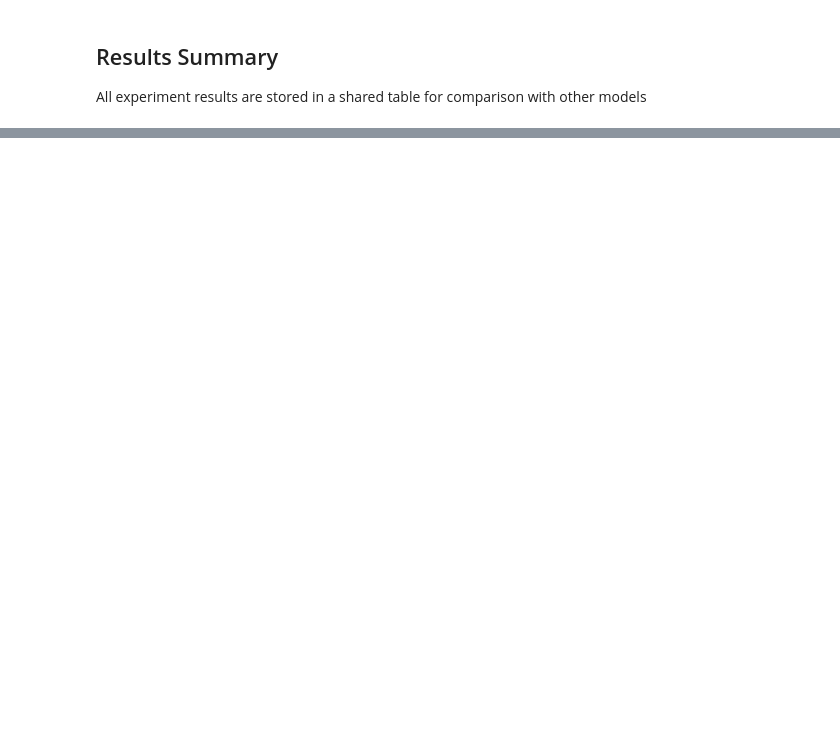
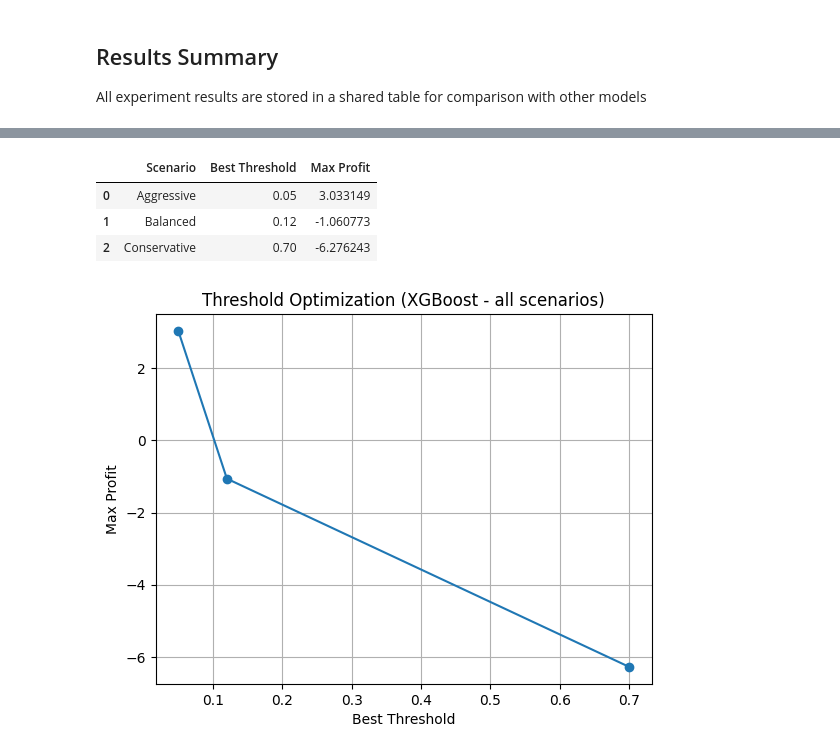
Before and after one commit to zahraMajed/bank-deposit-prediction, a Jupyter notebook: notebooks/02_xgboost_experiments.ipynb, the cells around one changed output, grey strips where cells are left out. Saved outputs shown, nothing was run; the diff lists cells and outputs as text; code cells hidden in the pictures; blank space fills up the shorter version.

```diff
--- a/notebooks/02_xgboost_experiments.ipynb
+++ b/notebooks/02_xgboost_experiments.ipynb
@@ -198,0 +329,2 @@ results
+# %%
+thresholds = np.linspace(0.01, 0.99, 99)
@@ -198,0 +348,45 @@ results
+# %%
+y_probs = pipeline.predict_proba(X_test)[:, 1]
+# %%
+results = []
+
+for name, costs in scenarios.items():
+    best_profit = -float('inf')
+    best_threshold = None
+
+    for t in thresholds:
+        y_pred = (y_probs >= t).astype(int)
+
+        p = calculate_profit(
+            y_test, y_pred,
+            costs["TP"], costs["FP"], costs["FN"]
+        )
+
+        if p > best_profit:
+            best_profit = p
+            best_threshold = t
+
+    results.append({
+        "Scenario": name,
+        "Best Threshold": best_threshold,
+        "Max Profit": best_profit
+    })
+threshold_df = pd.DataFrame(results)
+threshold_df
+# %% [output]
+|  | Scenario | Best Threshold | Max Profit |
+| 0 | Aggressive | 0.05 | 3.033149 |
+| 1 | Balanced | 0.12 | -1.060773 |
+| 2 | Conservative | 0.70 | -6.276243 |
+# %%
+plt.figure()
+plt.plot(threshold_df["Best Threshold"], threshold_df["Max Profit"], marker='o')
+
+plt.xlabel("Best Threshold")
+plt.ylabel("Max Profit")
+plt.title("Threshold Optimization (XGBoost - all scenarios)")
+
+plt.grid()
+plt.show()
+# %% [output]
+[figure, added]
```
Also changed, not shown: parts of 17 cells of this notebook, 1 other file.
